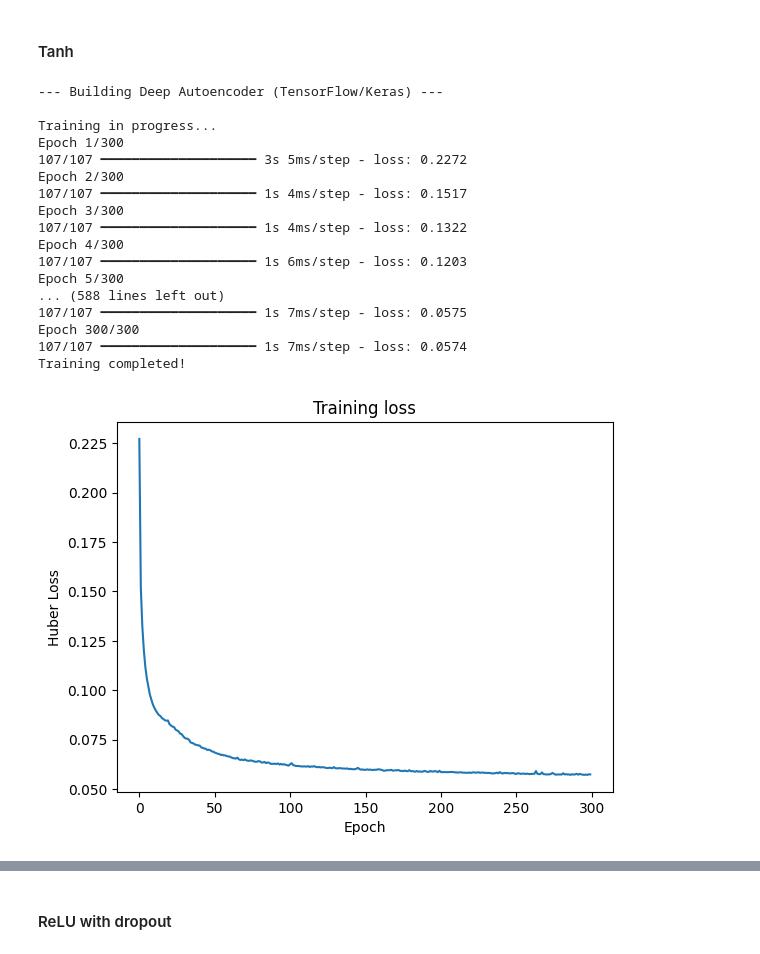
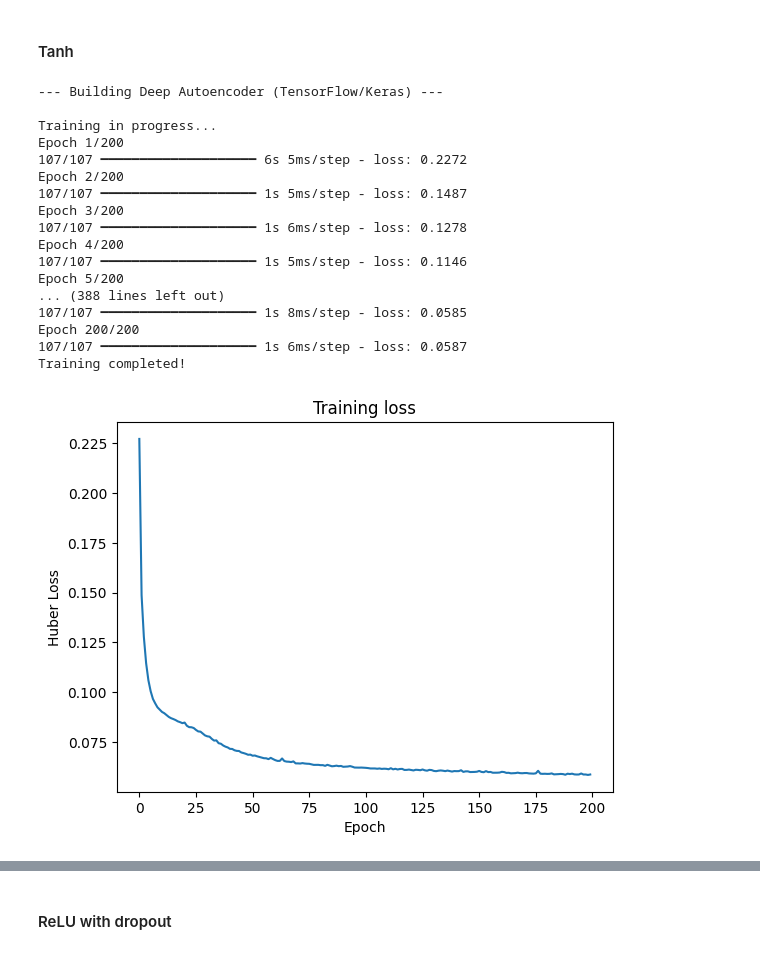
Before and after one commit to andreamurari/DataDriven_Soccer_Scouting, a Jupyter notebook: DataDriven_Soccer_Scouting.ipynb, the cells around one changed output, grey strips where cells are left out. Cells and saved outputs as stored; diff of their text form; code cells hidden in the pictures.

```diff
--- a/DataDriven_Soccer_Scouting.ipynb
+++ b/DataDriven_Soccer_Scouting.ipynb
@@ -427,47 +370,47 @@ autoencoder = models.Model(inputs=input_layer, outputs=output_layer)
 autoencoder.compile(optimizer='adam', loss='huber')
 
 print("\nTraining in progress...")
-autoencoder.fit(X_scaled, X_scaled, epochs=300, batch_size=32, verbose=1)
+autoencoder.fit(X_scaled, X_scaled, epochs=200, batch_size=32, verbose=1)
 print("Training completed!")
 
 plot_loss = autoencoder.history.history['loss']
 plt.plot(plot_loss)
 plt.title('Training loss')
 plt.xlabel('Epoch')
 plt.ylabel('Huber Loss')
 plt.show()
 
 # ==========================================
 # 3. LATENT SPACE EXTRACTION
 # ==========================================
 print("\nExtracting 10D DNA representation...")
 
 encoder = models.Model(inputs=input_layer, outputs=bottleneck_layer)
 bottleneck = encoder.predict(X_scaled)
 
 # Save reusable encoder for web app inference
 #encoder.save("saved_models/encoder_tanh.keras")
 
 ae_columns = [f'AE_{i+1}' for i in range(10)]
 df_ae_tanh = pd.DataFrame(bottleneck, columns=ae_columns)
 df_latent_ae_tanh = pd.concat([df_info_reset, df_ae_tanh], axis=1)
 # %% [output]
 --- Building Deep Autoencoder (TensorFlow/Keras) ---
 
 Training in progress...
-Epoch 1/300
-107/107 ━━━━━━━━━━━━━━━━━━━━ 3s 5ms/step - loss: 0.2272
-Epoch 2/300
-107/107 ━━━━━━━━━━━━━━━━━━━━ 1s 4ms/step - loss: 0.1517
-Epoch 3/300
-107/107 ━━━━━━━━━━━━━━━━━━━━ 1s 4ms/step - loss: 0.1322
-Epoch 4/300
-107/107 ━━━━━━━━━━━━━━━━━━━━ 1s 6ms/step - loss: 0.1203
-Epoch 5/300
-... (588 lines left out)
-107/107 ━━━━━━━━━━━━━━━━━━━━ 1s 7ms/step - loss: 0.0575
-Epoch 300/300
-107/107 ━━━━━━━━━━━━━━━━━━━━ 1s 7ms/step - loss: 0.0574
+Epoch 1/200
+107/107 ━━━━━━━━━━━━━━━━━━━━ 6s 5ms/step - loss: 0.2272
+Epoch 2/200
+107/107 ━━━━━━━━━━━━━━━━━━━━ 1s 5ms/step - loss: 0.1487
+Epoch 3/200
+107/107 ━━━━━━━━━━━━━━━━━━━━ 1s 6ms/step - loss: 0.1278
+Epoch 4/200
+107/107 ━━━━━━━━━━━━━━━━━━━━ 1s 5ms/step - loss: 0.1146
+Epoch 5/200
+... (388 lines left out)
+107/107 ━━━━━━━━━━━━━━━━━━━━ 1s 8ms/step - loss: 0.0585
+Epoch 200/200
+107/107 ━━━━━━━━━━━━━━━━━━━━ 1s 6ms/step - loss: 0.0587
 Training completed!
-[figure, old version]
+[figure, new version]
 Extracting 10D DNA representation...
```
Also changed, not shown: parts of 11 cells of this notebook, 4 other files.
